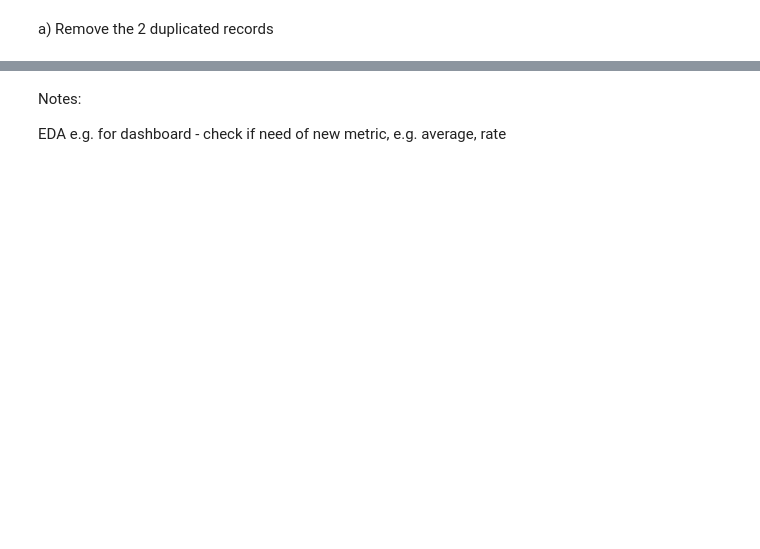
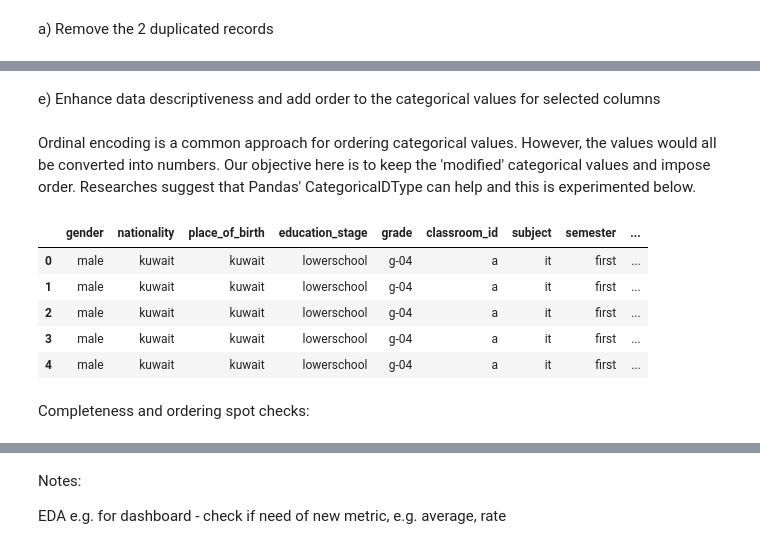
Before and after one commit to 8osco/academic_performance_analysis, a Jupyter notebook: jupyter_notebooks/1_data_etl.ipynb, the cells around one changed output, grey strips where cells are left out. Drawn from its saved outputs; the diff is of its cells as text; code cells hidden in the pictures; blank space fills up the shorter version.

```diff
--- a/jupyter_notebooks/1_data_etl.ipynb
+++ b/jupyter_notebooks/1_data_etl.ipynb
@@ -236,0 +323,17 @@ a)  Remove the 2 duplicated records
+# %%
+# Create a copy of the DataFrame for safety and to avoid modifying the original DataFrame
+df_passgroup = df_lowercase.copy()
+
+# Define mapping as per assumption above
+pass_fail_map = {
+    "l": "fail",
+    "m": "pass",
+    "h": "pass"
+}
+
+# Apply mapping
+df_passgroup["pass_fail_status"] = df_passgroup["pass_fail_status"].map(pass_fail_map)
+
+# Check and compare if mapping was applied correctly
+print("After Mapping:\n", df_passgroup["pass_fail_status"].value_counts())
+print("\nOriginal Values:\n", df_lowercase["pass_fail_status"].value_counts())
@@ -236,0 +353,60 @@ a)  Remove the 2 duplicated records
+# %% [markdown]
+e) Enhance data descriptiveness and add order to the categorical values for selected columns
+# %% [markdown]
+Ordinal encoding is a common approach for ordering categorical values.  However, the values would all be converted into numbers.  Our objective here is to keep the 'modified' categorical values and impose order.  Researches suggest that Pandas' CategoricalDType can help and this is experimented below.
+# %%
+# Import CategoricalDtype from pandas.api.types for ordered categorical data
+from pandas.api.types import CategoricalDtype
+
+# Create a copy of the DataFrame for safety and to avoid modifying the original DataFrame
+df_ordered = df_passgroup.copy()
+
+# Enhance data descriptiveness on selected columns
+value_replacements = {
+    "gender": {"m": "male", "f": "female"},
+    "education_stage": {"lowerlevel": "lowerschool", "middlelevel": "middleschool", "highlevel": "highschool"}, # standardise values
+    "semester": {"f": "first", "s": "second"},
+    "absence_category": {"under-7": "low", "above-7": "high"} # change description to low/high categories, removing the reference to the number of days
+}
+
+for col, mapping in value_replacements.items():
+    df_ordered[col] = df_ordered[col].replace(mapping)
+
+# Define ordered categories
+ordered_categories = {
+    "gender": ["female", "male"],
+    "education_stage": ["lowerschool", "middleschool", "highschool"],
+    "grade": [
+        "g-01", "g-02", "g-03", "g-04", "g-05", "g-06",
+        "g-07", "g-08", "g-09", "g-10", "g-11", "g-12"
+    ],
+    "classroom_id": ["a", "b", "c"],
+    "semester": ["first", "second"],
+    "parent_involved": ["father", "mother"],
+    "parent_answered_survey": ["no", "yes"],
+    "parent_school_satisfaction": ["bad", "good"],
+    "absence_category": ["low", "high"],
+    "pass_fail_status": ["pass", "fail"]
+}
+
+# Convert to ordered categorical
+for col, categories in ordered_categories.items():
+    cat_type = CategoricalDtype(categories=categories, ordered=True)
+    df_ordered[col] = df_ordered[col].astype(cat_type)
+
+# subject, nationality and place_of_birth are ordered alphabetically
+for col in ["subject", "nationality", "place_of_birth"]:
+    ordered_alph = sorted(df_ordered[col].unique())
+    df_ordered[col] = df_ordered[col].astype(CategoricalDtype(categories=ordered_alph, ordered=True))
+
+# Display the first few rows of the ordered DataFrame to verify the changes
+df_ordered.head()
+# %% [output]
+|  | gender | nationality | place_of_birth | education_stage | grade | classroom_id | subject | semester | ... |
+| 0 | male | kuwait | kuwait | lowerschool | g-04 | a | it | first | ... |
+| 1 | male | kuwait | kuwait | lowerschool | g-04 | a | it | first | ... |
+| 2 | male | kuwait | kuwait | lowerschool | g-04 | a | it | first | ... |
+| 3 | male | kuwait | kuwait | lowerschool | g-04 | a | it | first | ... |
+| 4 | male | kuwait | kuwait | lowerschool | g-04 | a | it | first | ... |
+# %% [markdown]
+Completeness and ordering spot checks:
```
Also changed, not shown: parts of 23 cells of this notebook, 1 other file.
